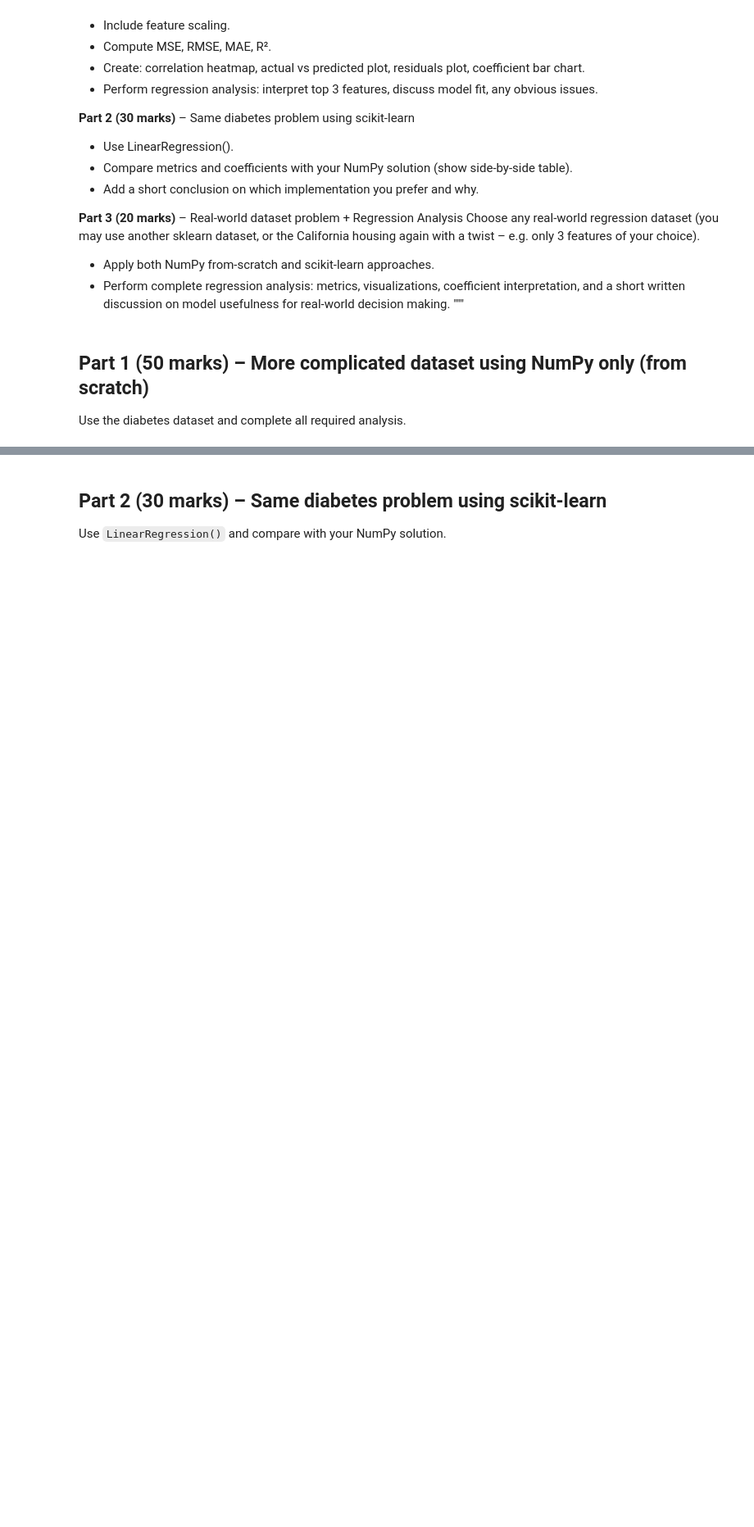
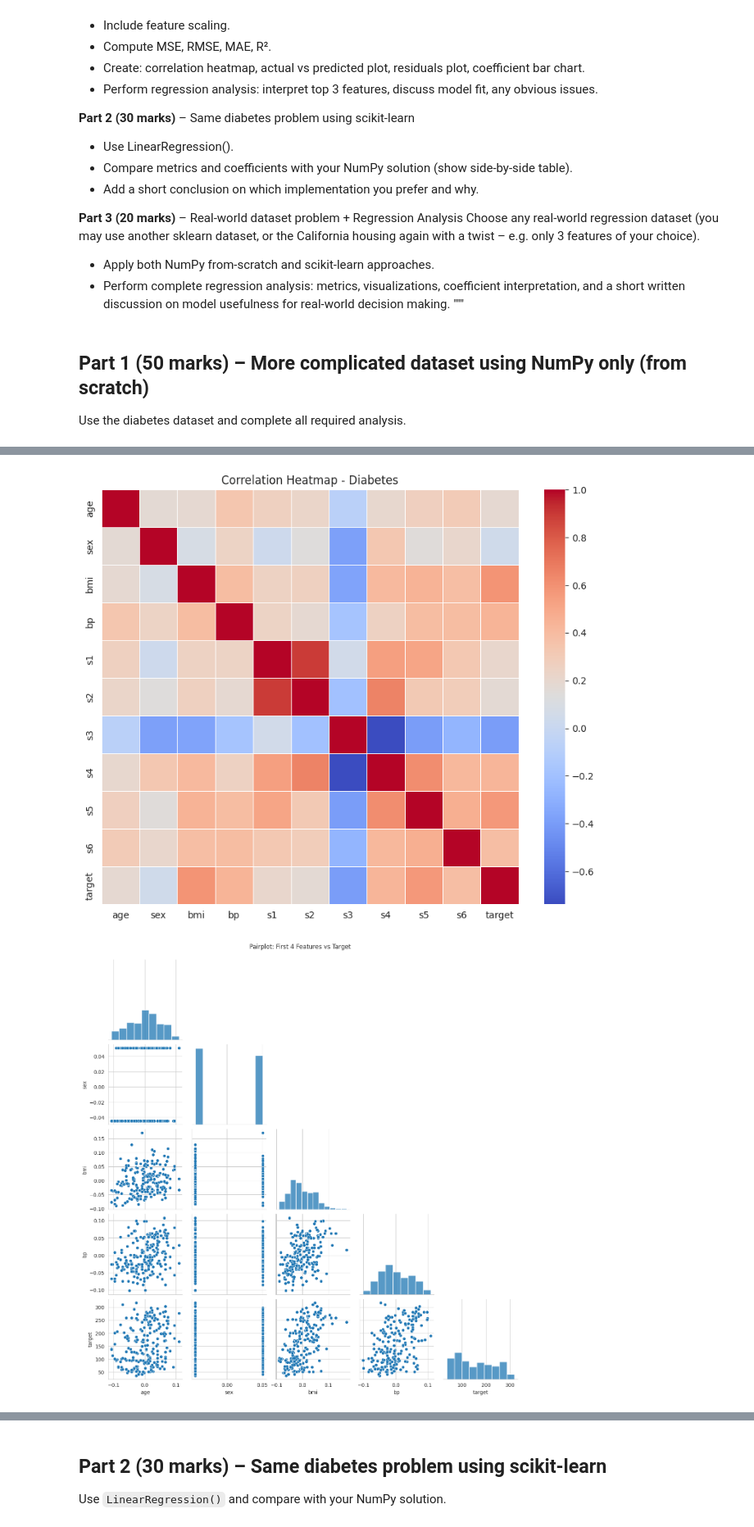
Before and after one commit to Sultonmahmudov/week1-lab201, a Jupyter notebook: Linear_Regression_From_Scratch_NumPy_vs_Sklearn_Lab.ipynb, the cells around one changed output, grey strips where cells are left out. Shown at 82% size. Drawn from its saved outputs; the diff is of its cells as text; code cells hidden in the pictures; blank space fills up the shorter version.

```diff
--- a/Linear_Regression_From_Scratch_NumPy_vs_Sklearn_Lab.ipynb
+++ b/Linear_Regression_From_Scratch_NumPy_vs_Sklearn_Lab.ipynb
@@ -402,0 +523,45 @@ Use the diabetes dataset and complete all required analysis.
+# %%
+
+# TODO: implement here
+# Create the required visuals:
+plt.figure(figsize=(10,8))
+
+# - Correlation heatmap
+sns.heatmap(df.corr(numeric_only=True), cmap='coolwarm', annot=False, linewidths=0.5)
+plt.title('Correlation Heatmap - Diabetes')
+plt.show()
+
+
+# - Actual vs predicted plot
+selected_features = feature_cols[:4]
+pairplot_df = df[selected_features + [target_col]].sample(200, random_state=42)
+sns.pairplot(pairplot_df, corner=True)
+plt.suptitle('Pairplot: First 4 Features vs Target', y=1.02)
+plt.show()
+# - Residuals vs predicted plot
+residuals_np = y_test.values - y_pred_np
+plt.scatter(y_pred_np, residuals_np, alpha=0.6)
+plt.axhline(0, color='red', linestyle='--', linewidth=2)
+plt.title('Residuals vs Predicted (NumPy BGD)')
+plt.xlabel('Predicted Values')
+plt.ylabel('Residuals (Actual - Predicted)')
+plt.show()
+# - Coefficient bar chart
+
+coef_df = pd.DataFrame({
+    'Feature': feature_cols,
+    'NumPy_Coefficient': theta_multi_np[1:],
+    'Sklearn_Coefficient': lr_multi.coef_
+}).sort_values(by='NumPy_Coefficient', key=lambda s: np.abs(s), ascending=False)
+
+display(coef_df)
+
+plt.figure(figsize=(10,8))
+sns.barplot(data=coef_df, x='NumPy_Coefficient', y='Feature', hue='Feature', palette='viridis', legend=False)
+plt.title('Feature Coefficients (NumPy BGD)')
+plt.xlabel('Coefficient Value')
+plt.ylabel('Feature')
+plt.show()
+# %% [output]
+[figure, added]
+[figure, added]
```
Also changed, not shown: parts of 19 cells of this notebook.
